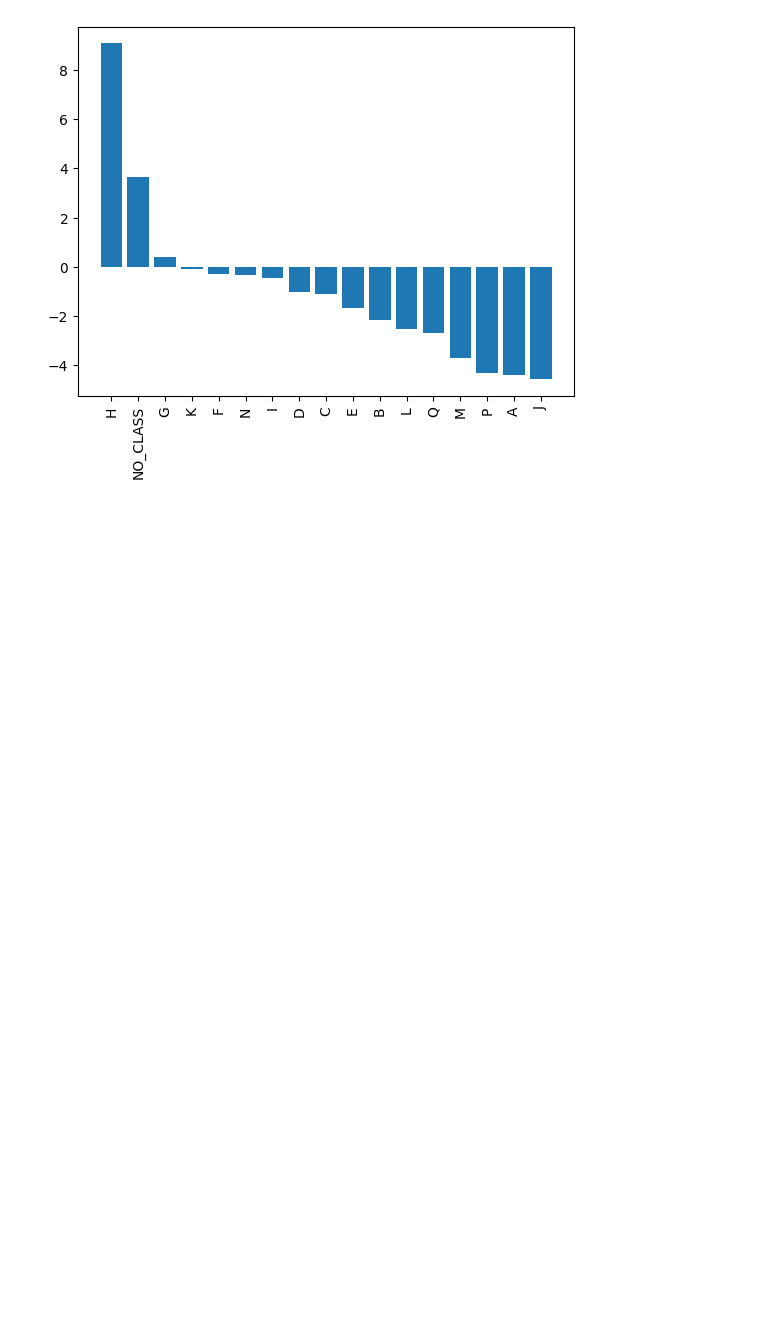
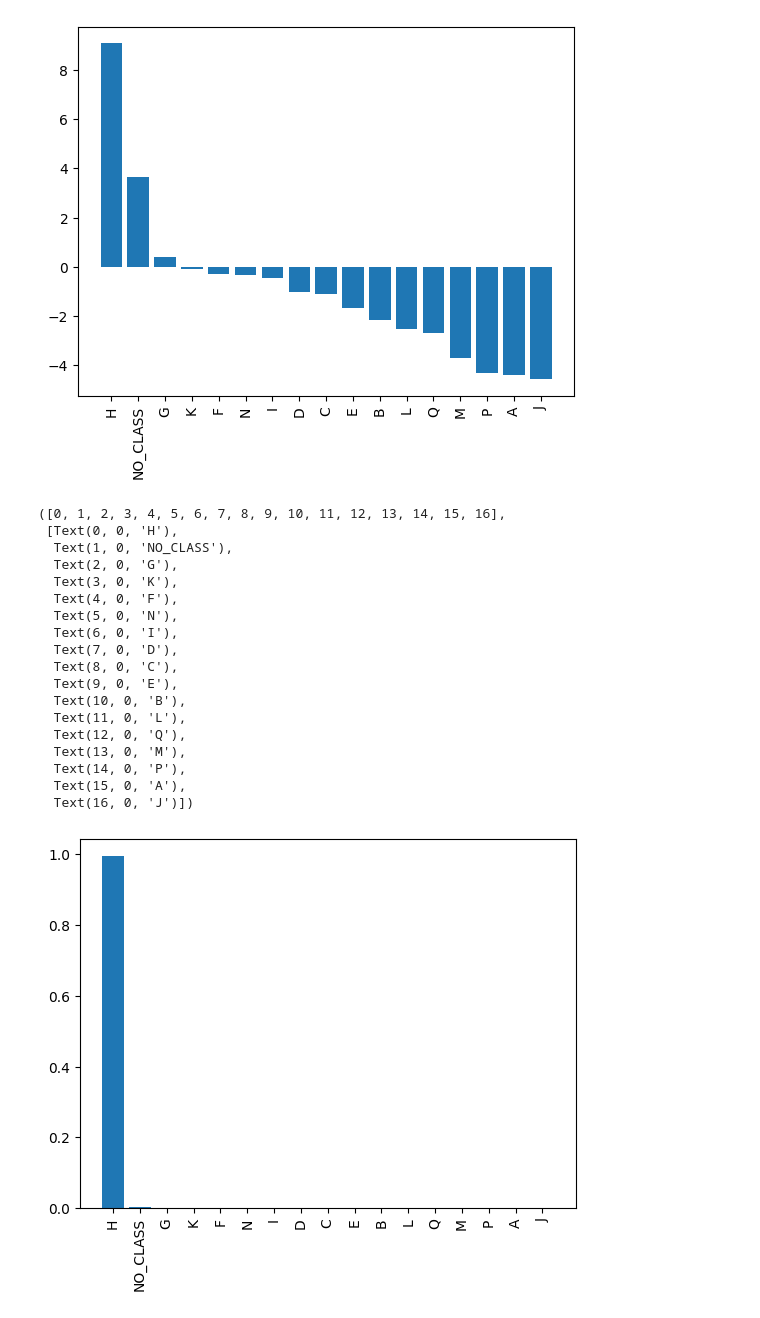
Before and after one commit to hendrikweichel/nace_report_topic_analysis, a Jupyter notebook: BERT_classifier/Classify_report_with_BERT/test_one_report_classification_BERT.ipynb, the cells around one changed output. Cells and saved outputs as stored; diff of their text form; code cells hidden in the pictures; blank space fills up the shorter version.

```diff
--- a/BERT_classifier/Classify_report_with_BERT/test_one_report_classification_BERT.ipynb
+++ b/BERT_classifier/Classify_report_with_BERT/test_one_report_classification_BERT.ipynb
@@ -254,3 +259,26 @@ plt.xticks(rotation=90)
   Text(15, 0, 'A'),
   Text(16, 0, 'J')])
 [figure]
+# %%
+plt.bar(df_label_scores.index, df_label_scores[0])
+plt.xticks(rotation=90)
+# %% [output]
+([0, 1, 2, 3, 4, 5, 6, 7, 8, 9, 10, 11, 12, 13, 14, 15, 16],
+ [Text(0, 0, 'H'),
+  Text(1, 0, 'NO_CLASS'),
+  Text(2, 0, 'G'),
+  Text(3, 0, 'K'),
+  Text(4, 0, 'F'),
+  Text(5, 0, 'N'),
+  Text(6, 0, 'I'),
+  Text(7, 0, 'D'),
+  Text(8, 0, 'C'),
+  Text(9, 0, 'E'),
+  Text(10, 0, 'B'),
+  Text(11, 0, 'L'),
+  Text(12, 0, 'Q'),
+  Text(13, 0, 'M'),
+  Text(14, 0, 'P'),
+  Text(15, 0, 'A'),
+  Text(16, 0, 'J')])
+[figure, added]
```
Also changed, not shown: parts of 14 cells of this notebook, 9 other files.
